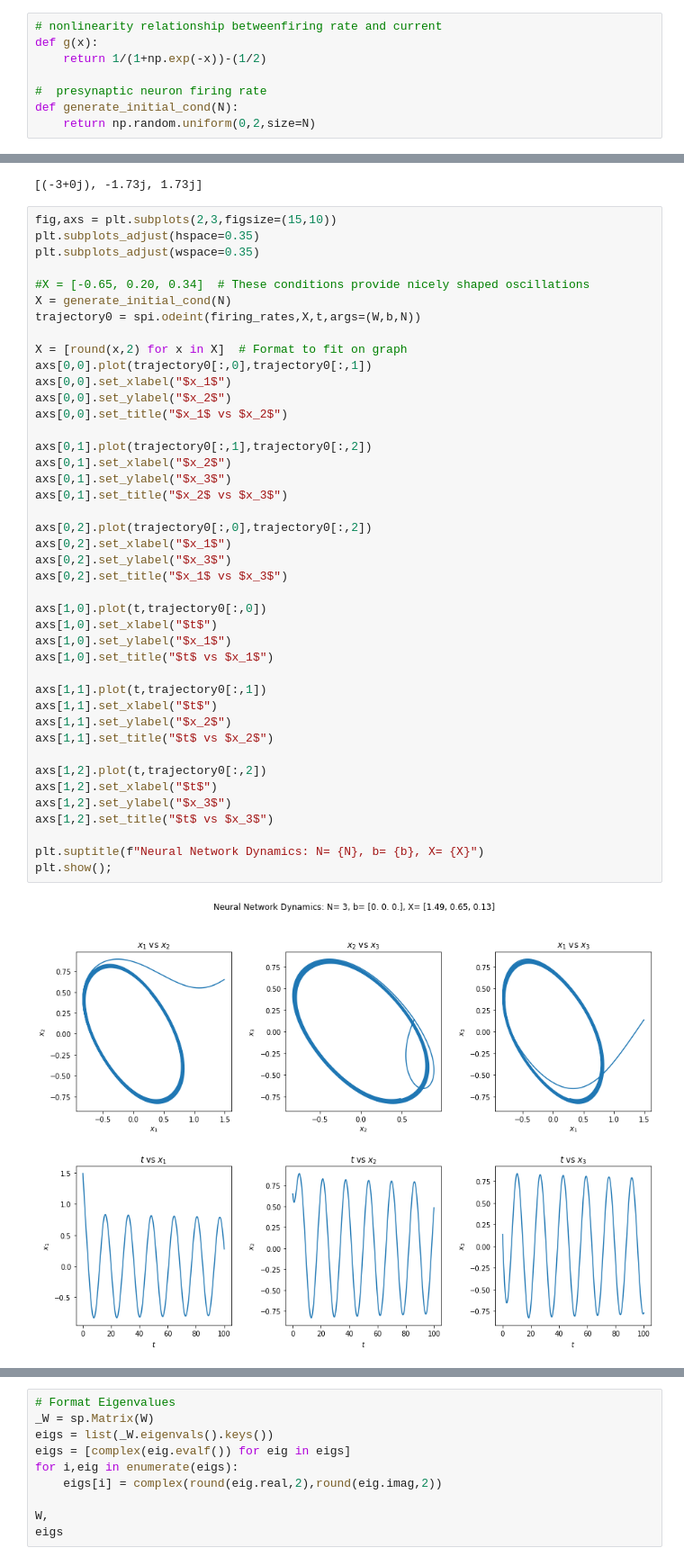
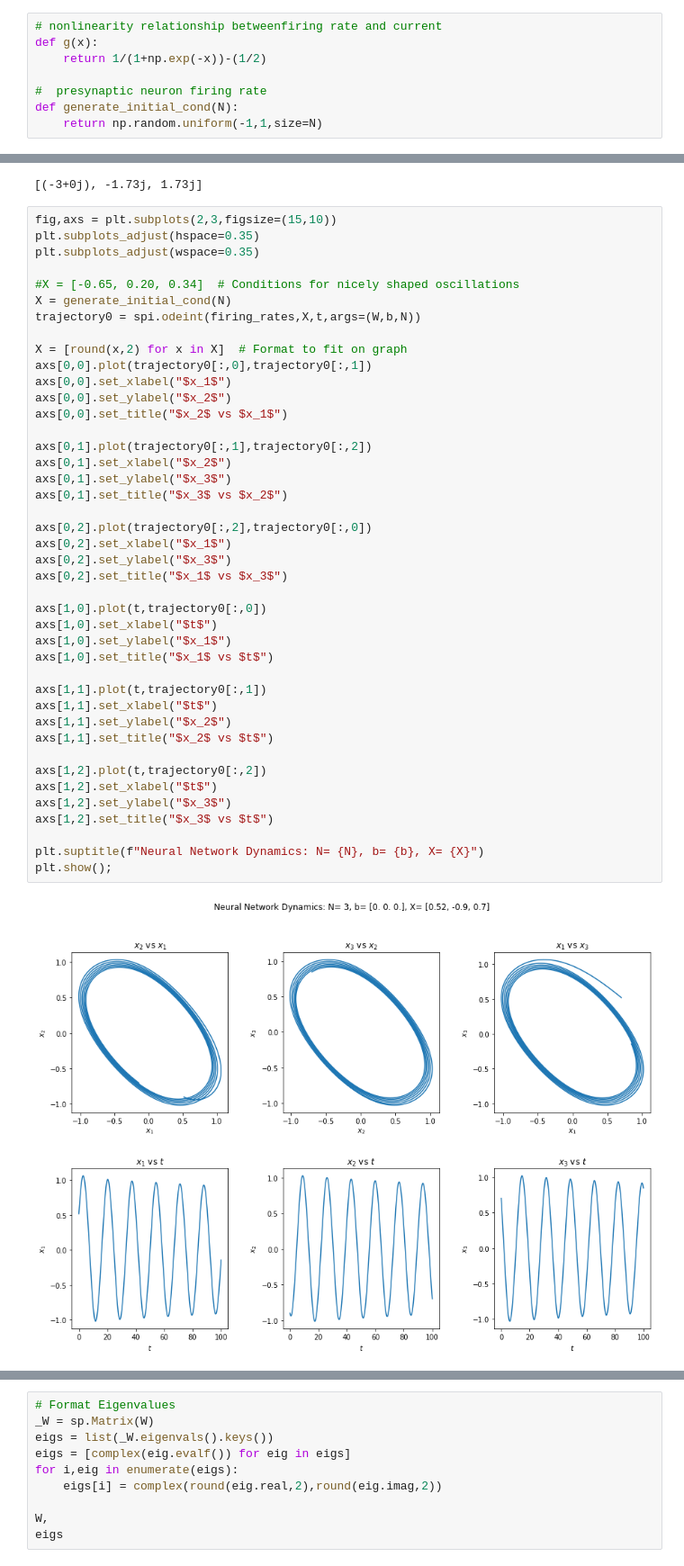
Before and after one commit to kegedy/EE502P, a Jupyter notebook: hw/kevin/HW10.ipynb, the cells around one changed output, grey strips where cells are left out. Shown at 90% size. Saved outputs shown, nothing was run; the diff lists cells and outputs as text.

```diff
--- a/hw/kevin/HW10.ipynb
+++ b/hw/kevin/HW10.ipynb
@@ -117,7 +116,7 @@ def g(x):
 
 #  presynaptic neuron firing rate
 def generate_initial_cond(N):
-    return np.random.uniform(0,2,size=N)
+    return np.random.uniform(-1,1,size=N)
 # %%
 #
 def firing_rates(init,t,W,b,neurons):
@@ -166,45 +165,45 @@ fig,axs = plt.subplots(2,3,figsize=(15,10))
 plt.subplots_adjust(hspace=0.35)
 plt.subplots_adjust(wspace=0.35)
 
-#X = [-0.65, 0.20, 0.34]  # These conditions provide nicely shaped oscillations
+#X = [-0.65, 0.20, 0.34]  # Conditions for nicely shaped oscillations
 X = generate_initial_cond(N)
 trajectory0 = spi.odeint(firing_rates,X,t,args=(W,b,N))
 
 X = [round(x,2) for x in X]  # Format to fit on graph
 axs[0,0].plot(trajectory0[:,0],trajectory0[:,1])
 axs[0,0].set_xlabel("$x_1$")
 axs[0,0].set_ylabel("$x_2$")
-axs[0,0].set_title("$x_1$ vs $x_2$")
+axs[0,0].set_title("$x_2$ vs $x_1$")
 
 axs[0,1].plot(trajectory0[:,1],trajectory0[:,2])
 axs[0,1].set_xlabel("$x_2$")
 axs[0,1].set_ylabel("$x_3$")
-axs[0,1].set_title("$x_2$ vs $x_3$")
+axs[0,1].set_title("$x_3$ vs $x_2$")
 
-axs[0,2].plot(trajectory0[:,0],trajectory0[:,2])
+axs[0,2].plot(trajectory0[:,2],trajectory0[:,0])
 axs[0,2].set_xlabel("$x_1$")
 axs[0,2].set_ylabel("$x_3$")
 axs[0,2].set_title("$x_1$ vs $x_3$")
 
 axs[1,0].plot(t,trajectory0[:,0])
 axs[1,0].set_xlabel("$t$")
 axs[1,0].set_ylabel("$x_1$")
-axs[1,0].set_title("$t$ vs $x_1$")
+axs[1,0].set_title("$x_1$ vs $t$")
 
 axs[1,1].plot(t,trajectory0[:,1])
 axs[1,1].set_xlabel("$t$")
 axs[1,1].set_ylabel("$x_2$")
-axs[1,1].set_title("$t$ vs $x_2$")
+axs[1,1].set_title("$x_2$ vs $t$")
 
 axs[1,2].plot(t,trajectory0[:,2])
 axs[1,2].set_xlabel("$t$")
 axs[1,2].set_ylabel("$x_3$")
-axs[1,2].set_title("$t$ vs $x_3$")
+axs[1,2].set_title("$x_3$ vs $t$")
 
 plt.suptitle(f"Neural Network Dynamics: N= {N}, b= {b}, X= {X}")
 plt.show();
 # %% [output]
-[figure, old version]
+[figure, new version]
 # %%
 fig, ax = plt.subplots()
 
```
Also changed, not shown: parts of 29 cells of this notebook.
